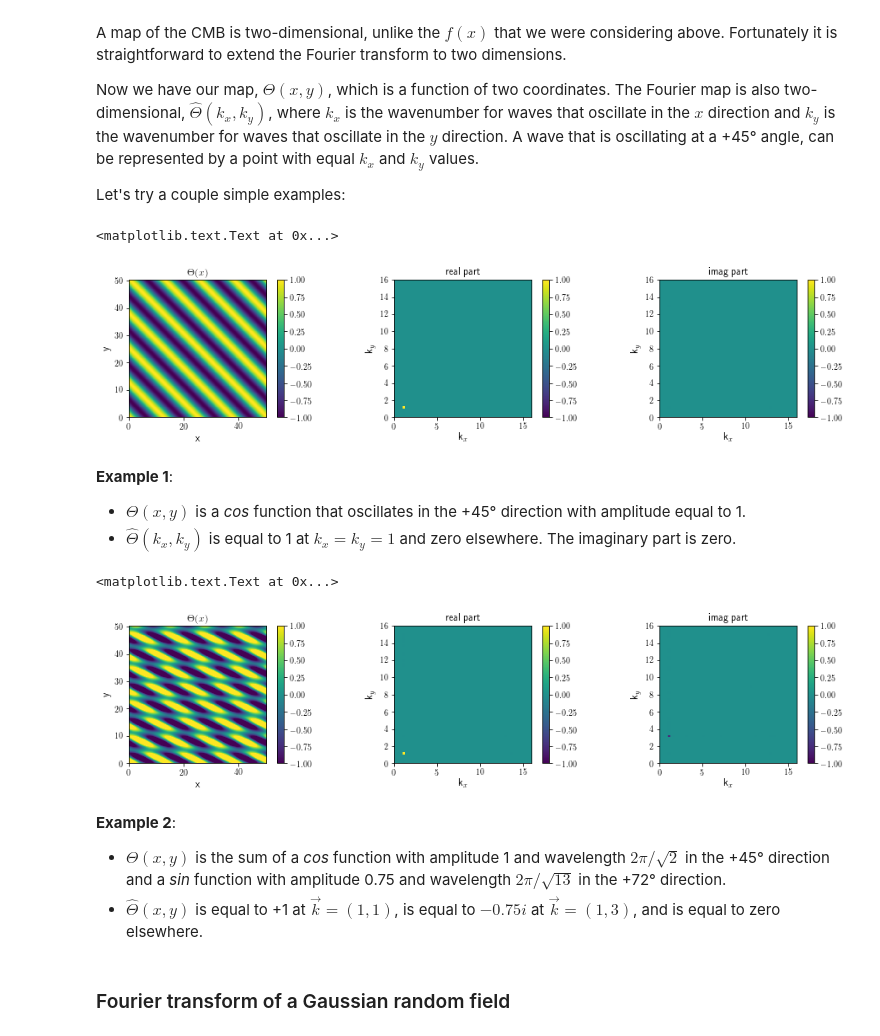
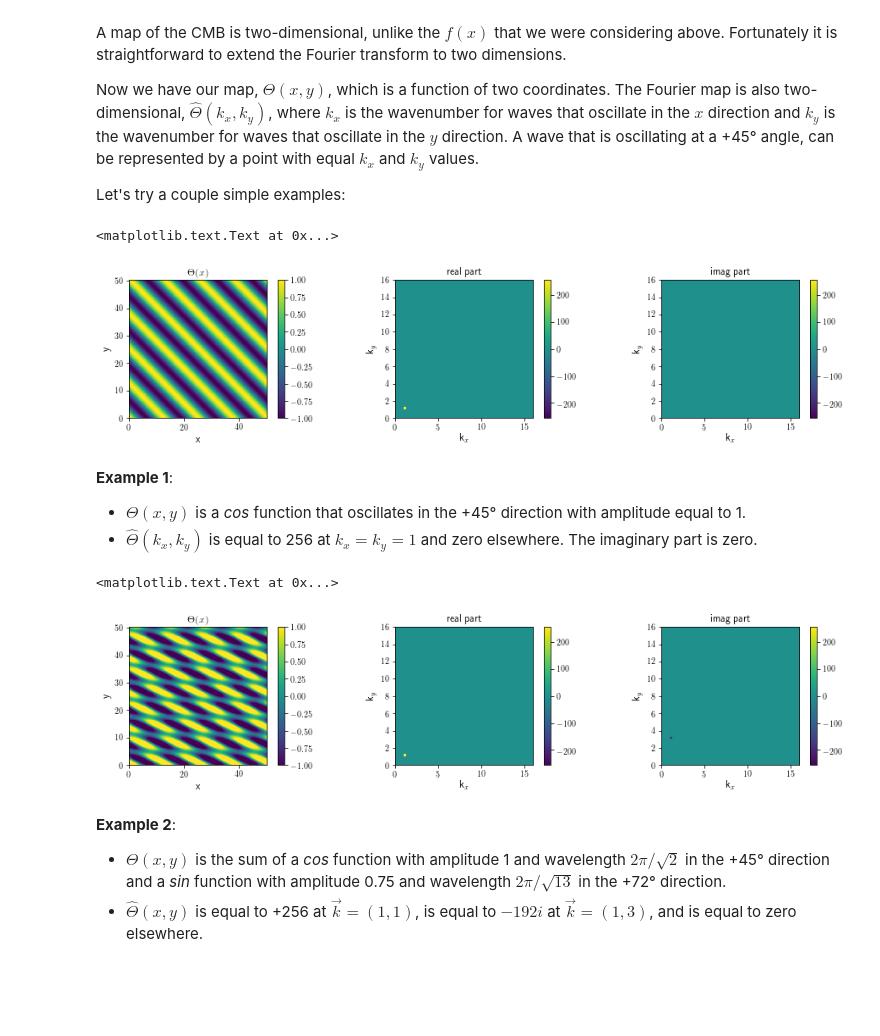
Before and after one commit to cbischoff/cmb-notebook, a Jupyter notebook: CMB angular power spectrum.ipynb, the cells around one changed output. Saved outputs shown, nothing was run; the diff lists cells and outputs as text; code cells hidden in the pictures; blank space fills up the shorter version.

```diff
--- a/CMB angular power spectrum.ipynb
+++ b/CMB angular power spectrum.ipynb
@@ -355,34 +355,34 @@ Let's try a couple simple examples:
 # %%
 plt.figure(figsize=(16,3))
 x = np.tile(np.arange(0, 8 * np.pi, np.pi / 64), (512, 1))
 y = x.transpose()
 fx = np.cos(x + y)
 plt.subplot(1, 3, 1)
 plt.imshow(fx, extent=(0, 16*np.pi, 0, 16*np.pi), origin='lower', vmin=-1, vmax=1)
 plt.colorbar()
 plt.xlabel('x', fontsize=12)
 plt.ylabel('y', fontsize=12)
 plt.title('$\Theta(x)$', fontsize=12)
-fk = np.fft.fft2(fx) / (512**2 / 2.)
+fk = np.fft.fft2(fx) / 512.
 plt.subplot(1, 3, 2)
-plt.imshow(np.real(fk[0:64,0:64]), origin='lower', vmin=-1, vmax=1, extent=(0, 16, 0, 16))
+plt.imshow(np.real(fk[0:64,0:64]), origin='lower', vmin=-256, vmax=256, extent=(0, 16, 0, 16))
 plt.colorbar()
 plt.xlabel('k_x', fontsize=12)
 plt.ylabel('k_y', fontsize=12)
 plt.title('real part', fontsize=12)
 plt.subplot(1, 3, 3)
-plt.imshow(np.imag(fk[0:64,0:64]), origin='lower', vmin=-1, vmax=1, extent=(0, 16, 0, 16))
+plt.imshow(np.imag(fk[0:64,0:64]), origin='lower', vmin=-256, vmax=256, extent=(0, 16, 0, 16))
 plt.colorbar()
 plt.xlabel('k_x', fontsize=12)
 plt.ylabel('k_y', fontsize=12)
 plt.title('imag part', fontsize=12)
 # %% [output]
 <matplotlib.text.Text at 0x...>
-[figure, old version]
+[figure, new version]
 # %% [markdown]
 **Example 1**:
 * $\Theta(x,y)$ is a *cos* function that oscillates in the +45&deg; direction with amplitude equal to 1.
-* $\hat{\Theta}(k_x, k_y)$ is equal to 1 at $k_x = k_y = 1$ and zero elsewhere. The imaginary part is zero.
+* $\hat{\Theta}(k_x, k_y)$ is equal to 256 at $k_x = k_y = 1$ and zero elsewhere. The imaginary part is zero.
 # %%
 plt.figure(figsize=(16,3))
 x = np.tile(np.arange(0, 8 * np.pi, np.pi / 64), (512, 1))
@@ -394,25 +394,23 @@ plt.colorbar()
 plt.xlabel('x', fontsize=12)
 plt.ylabel('y', fontsize=12)
 plt.title('$\Theta(x)$', fontsize=12)
-fk = np.fft.fft2(fx) / (512**2 / 2.)
+fk = np.fft.fft2(fx) / 512.
 plt.subplot(1, 3, 2)
-plt.imshow(np.real(fk[0:64,0:64]), origin='lower', vmin=-1, vmax=1, extent=(0, 16, 0, 16))
+plt.imshow(np.real(fk[0:64,0:64]), origin='lower', vmin=-256, vmax=256, extent=(0, 16, 0, 16))
 plt.colorbar()
 plt.xlabel('k_x', fontsize=12)
 plt.ylabel('k_y', fontsize=12)
 plt.title('real part', fontsize=12)
 plt.subplot(1, 3, 3)
-plt.imshow(np.imag(fk[0:64,0:64]), origin='lower', vmin=-1, vmax=1, extent=(0, 16, 0, 16))
+plt.imshow(np.imag(fk[0:64,0:64]), origin='lower', vmin=-256, vmax=256, extent=(0, 16, 0, 16))
 plt.colorbar()
 plt.xlabel('k_x', fontsize=12)
 plt.ylabel('k_y', fontsize=12)
 plt.title('imag part', fontsize=12)
 # %% [output]
 <matplotlib.text.Text at 0x...>
-[figure, old version]
+[figure, new version]
 # %% [markdown]
 **Example 2**:
 * $\Theta(x,y)$ is the sum of a *cos* function with amplitude 1 and wavelength $2\pi / \sqrt{2}$ in the +45&deg; direction and a *sin* function with amplitude 0.75 and wavelength $2 \pi / \sqrt{13}$ in the +72&deg; direction.
-* $\hat{\Theta}(x,y)$ is equal to +1 at $\vec{k} = (1, 1)$, is equal to $-0.75 i$ at $\vec{k} = (1, 3)$, and is equal to zero elsewhere.
+* $\hat{\Theta}(x,y)$ is equal to +256 at $\vec{k} = (1, 1)$, is equal to $-192 i$ at $\vec{k} = (1, 3)$, and is equal to zero elsewhere.
-# %% [markdown]
-### Fourier transform of a Gaussian random field
```
Also changed, not shown: parts of 10 cells of this notebook.
